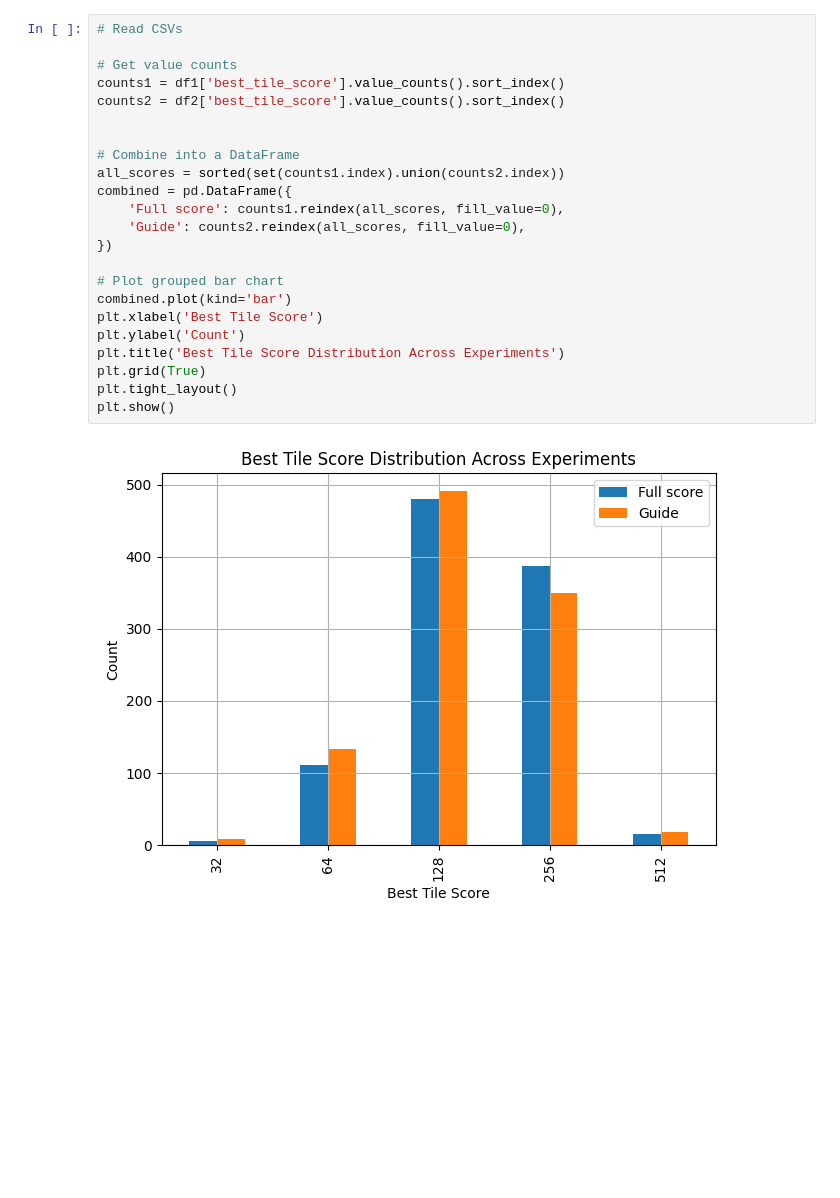
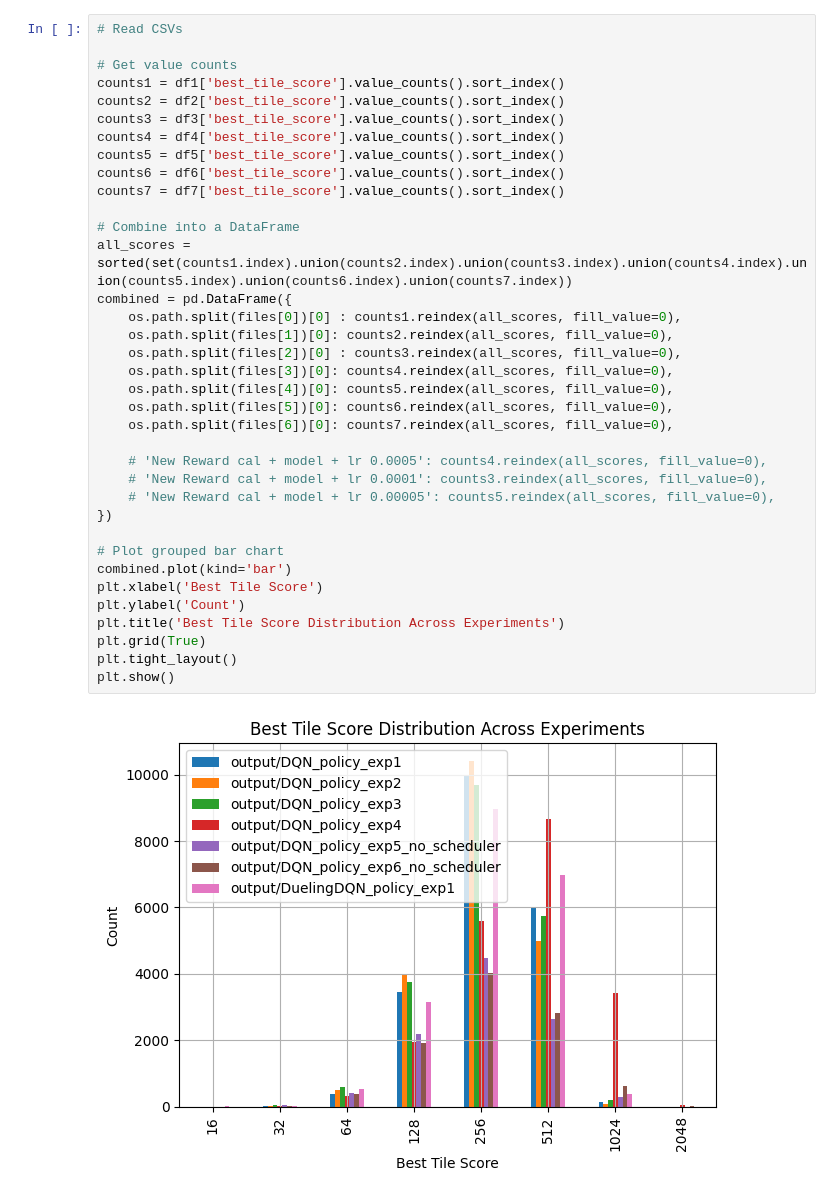
Before and after one commit to HBBEEP/DRL_FinalProject, a Jupyter notebook: plot.ipynb, the cells around one changed output. Drawn from its saved outputs; the diff is of its cells as text; blank space fills up the shorter version.

```diff
--- a/plot.ipynb
+++ b/plot.ipynb
@@ -55,25 +89,38 @@ plt.show()
 # %%
 # Read CSVs
 
 # Get value counts
 counts1 = df1['best_tile_score'].value_counts().sort_index()
 counts2 = df2['best_tile_score'].value_counts().sort_index()
-
+counts3 = df3['best_tile_score'].value_counts().sort_index()
+counts4 = df4['best_tile_score'].value_counts().sort_index()
+counts5 = df5['best_tile_score'].value_counts().sort_index()
+counts6 = df6['best_tile_score'].value_counts().sort_index()
+counts7 = df7['best_tile_score'].value_counts().sort_index()
 
 # Combine into a DataFrame
-all_scores = sorted(set(counts1.index).union(counts2.index))
+all_scores = sorted(set(counts1.index).union(counts2.index).union(counts3.index).union(counts4.index).union(counts5.index).union(counts6.index).union(counts7.index))
 combined = pd.DataFrame({
-    'Full score': counts1.reindex(all_scores, fill_value=0),
-    'Guide': counts2.reindex(all_scores, fill_value=0),
+    os.path.split(files[0])[0] : counts1.reindex(all_scores, fill_value=0),
+    os.path.split(files[1])[0]: counts2.reindex(all_scores, fill_value=0),
+    os.path.split(files[2])[0] : counts3.reindex(all_scores, fill_value=0),
+    os.path.split(files[3])[0]: counts4.reindex(all_scores, fill_value=0),
+    os.path.split(files[4])[0]: counts5.reindex(all_scores, fill_value=0),
+    os.path.split(files[5])[0]: counts6.reindex(all_scores, fill_value=0),
+    os.path.split(files[6])[0]: counts7.reindex(all_scores, fill_value=0),
+
+    # 'New Reward cal + model + lr 0.0005': counts4.reindex(all_scores, fill_value=0),
+    # 'New Reward cal + model + lr 0.0001': counts3.reindex(all_scores, fill_value=0),
+    # 'New Reward cal + model + lr 0.00005': counts5.reindex(all_scores, fill_value=0),
 })
 
 # Plot grouped bar chart
 combined.plot(kind='bar')
 plt.xlabel('Best Tile Score')
 plt.ylabel('Count')
 plt.title('Best Tile Score Distribution Across Experiments')
 plt.grid(True)
 plt.tight_layout()
 plt.show()
 # %% [output]
-[figure, old version]
+[figure, new version]
```
Also changed, not shown: parts of 3 cells of this notebook.
